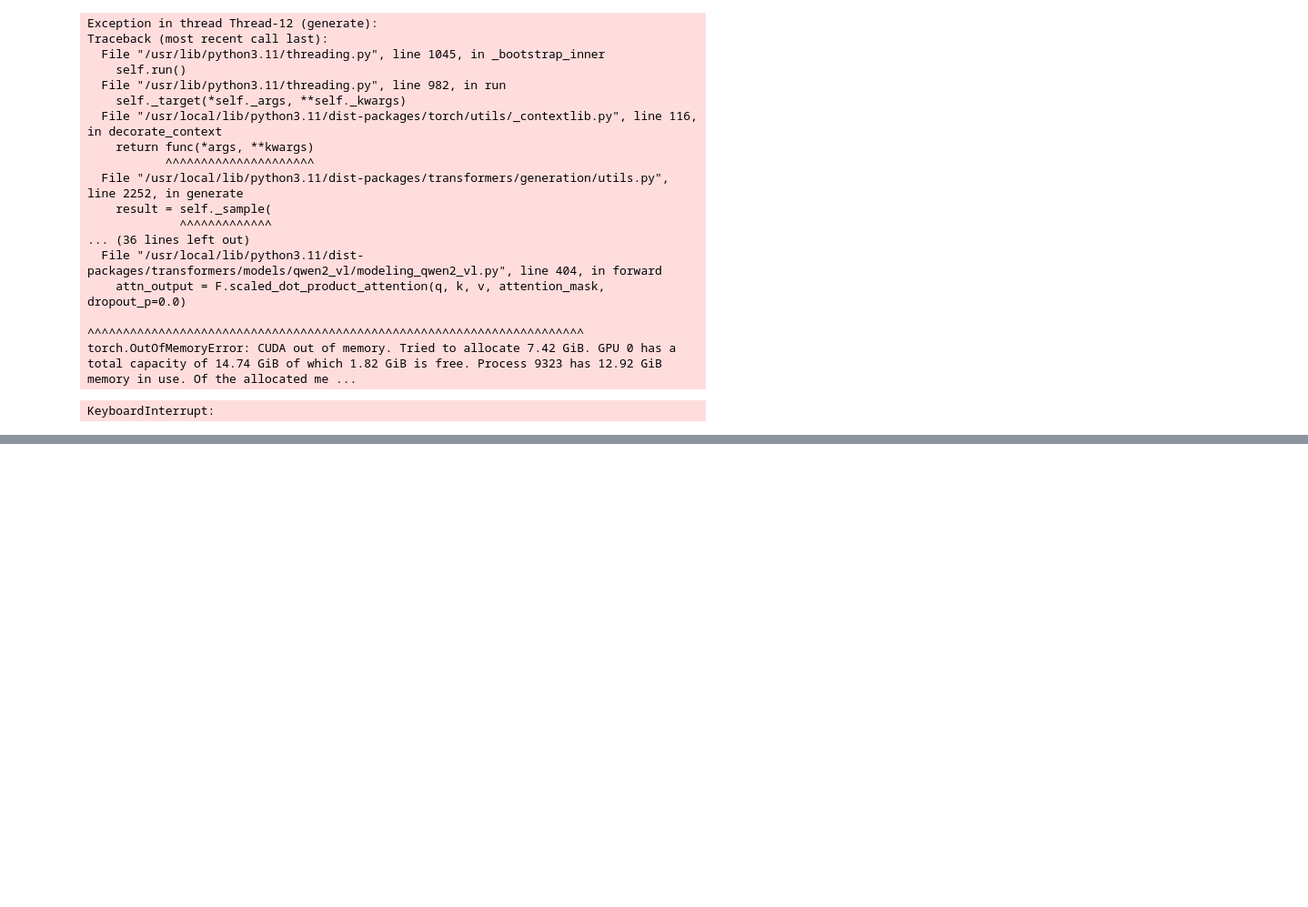
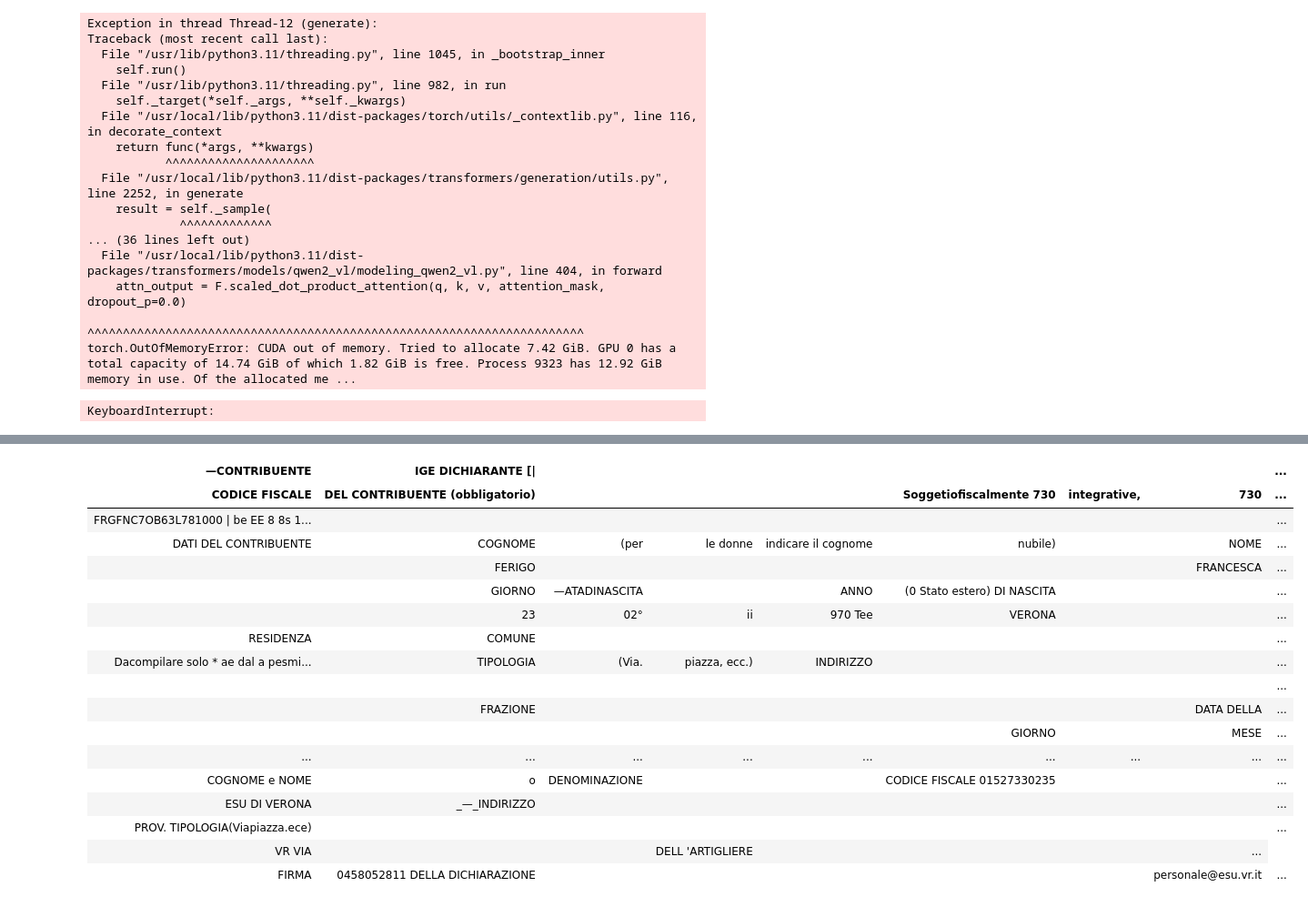
Before and after one commit to kairamilanifitria/PurpleBox-Intern, a Jupyter notebook: 02032025.ipynb, the cells around one changed output, grey strips where cells are left out. Shown at 91% size. Drawn from its saved outputs; the diff is of its cells as text; code cells hidden in the pictures; blank space fills up the shorter version.

```diff
--- a/02032025.ipynb
+++ b/02032025.ipynb
@@ -189,0 +558,11 @@ KeyboardInterrupt:
+# %%
+from unstructured.partition.pdf import partition_pdf
+
+# Specify the path to your PDF file
+filename = "/content/modello-730-2020-FERIGO-FRANCESCA.pdf"
+
+# Call the partition_pdf function
+# Returns a List[Element] present in the pages of the parsed pdf document
+elements = partition_pdf(filename)
+
+# Now, elements is a list of all elements present in the pages of the parsed pdf document
@@ -189,0 +615,7 @@ KeyboardInterrupt:
+# %%
+from unstructured.partition.pdf import partition_pdf
+
+elements = partition_pdf(filename=filename,
+                         infer_table_structure=True,
+                         strategy='hi_res',
+           )
@@ -189,0 +655,5 @@ KeyboardInterrupt:
+# %%
+tables = [el for el in elements if el.category == "Table"]
+
+print(tables[0].text)
+print(tables[0].metadata.text_as_html)
@@ -189,0 +694,2 @@ KeyboardInterrupt:
+# %%
+table_html = tables[0].metadata.text_as_html
@@ -189,0 +726,22 @@ KeyboardInterrupt:
+# %%
+from IPython.core.display import HTML
+HTML(table_html)
+# %% [output]
+| —CONTRIBUENTE | IGE DICHIARANTE [| |  |  |  |  |  |  | ... |
+| CODICE FISCALE | DEL CONTRIBUENTE (obbligatorio) |  |  |  | Soggetiofiscalmente 730 | integrative, | 730 | ... |
+| FRGFNC7OB63L781000 | be EE 8 8s 1... |  |  |  |  |  |  |  | ... |
+| DATI DEL CONTRIBUENTE | COGNOME | (per | le donne | indicare il cognome | nubile) |  | NOME | ... |
+|  | FERIGO |  |  |  |  |  | FRANCESCA | ... |
+|  | GIORNO | —ATADINASCITA |  | ANNO | (0 Stato estero) DI NASCITA |  |  | ... |
+|  | 23 | 02° | ii | 970 Tee | VERONA |  |  | ... |
+| RESIDENZA | COMUNE |  |  |  |  |  |  | ... |
+| Dacompilare solo * ae dal a pesmi... | TIPOLOGIA | (Via. | piazza, ecc.) | INDIRIZZO |  |  |  | ... |
+|  |  |  |  |  |  |  |  | ... |
+|  | FRAZIONE |  |  |  |  |  | DATA DELLA | ... |
+|  |  |  |  |  | GIORNO |  | MESE | ... |
+| ... | ... | ... | ... | ... | ... | ... | ... | ... |
+| COGNOME e NOME | o | DENOMINAZIONE |  |  | CODICE FISCALE 01527330235 |  |  | ... |
+| ESU DI VERONA | _—_INDIRIZZO |  |  |  |  |  |  | ... |
+| PROV. TIPOLOGIA(Viapiazza.ece) |  |  |  |  |  |  |  | ... |
+| VR VIA |  |  | DELL 'ARTIGLIERE |  |  |  | ... |
+| FIRMA | 0458052811 DELLA DICHIARAZIONE |  |  |  |  |  | personale@esu.vr.it | ... |
```
Also changed, not shown: parts of 47 cells of this notebook.
